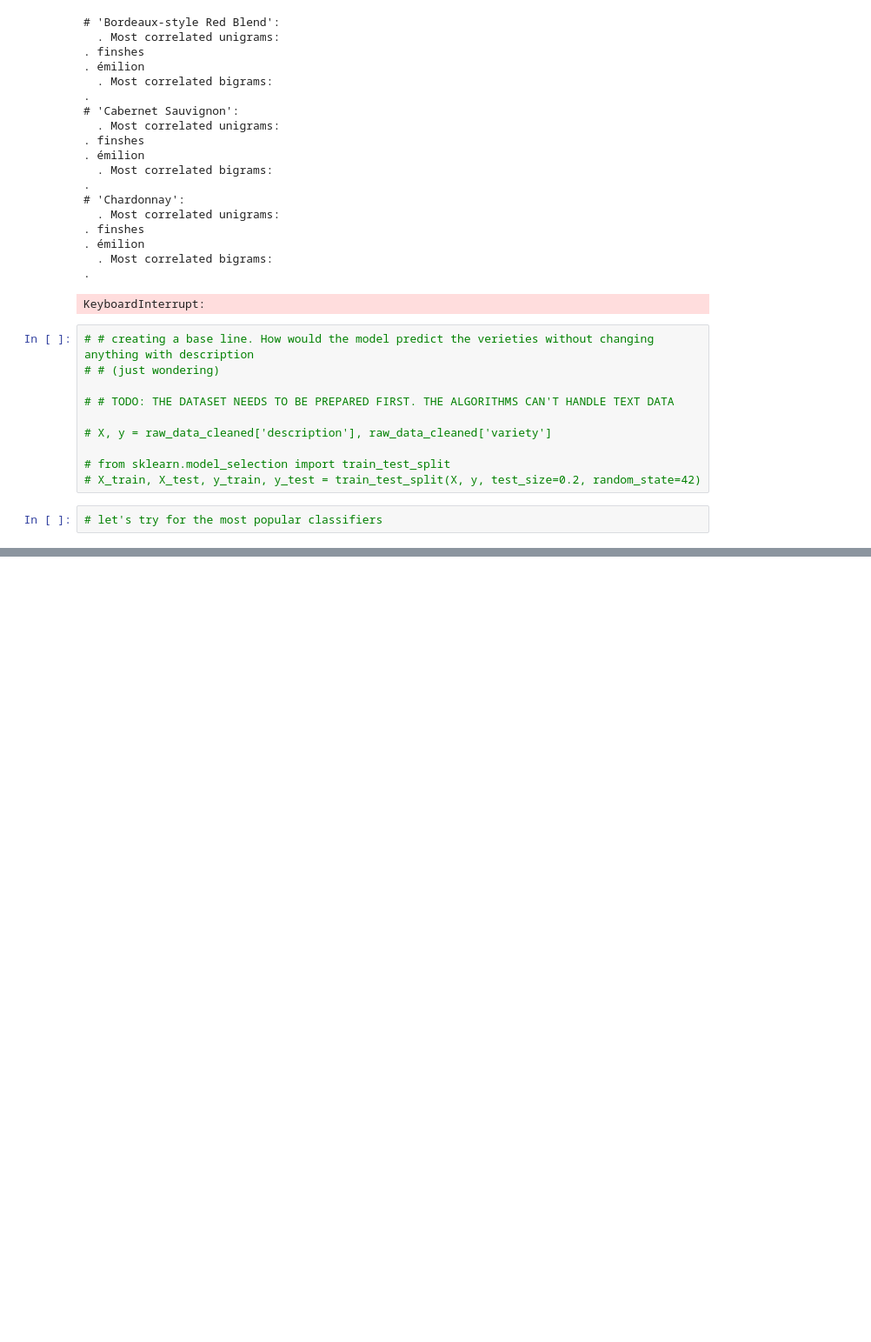
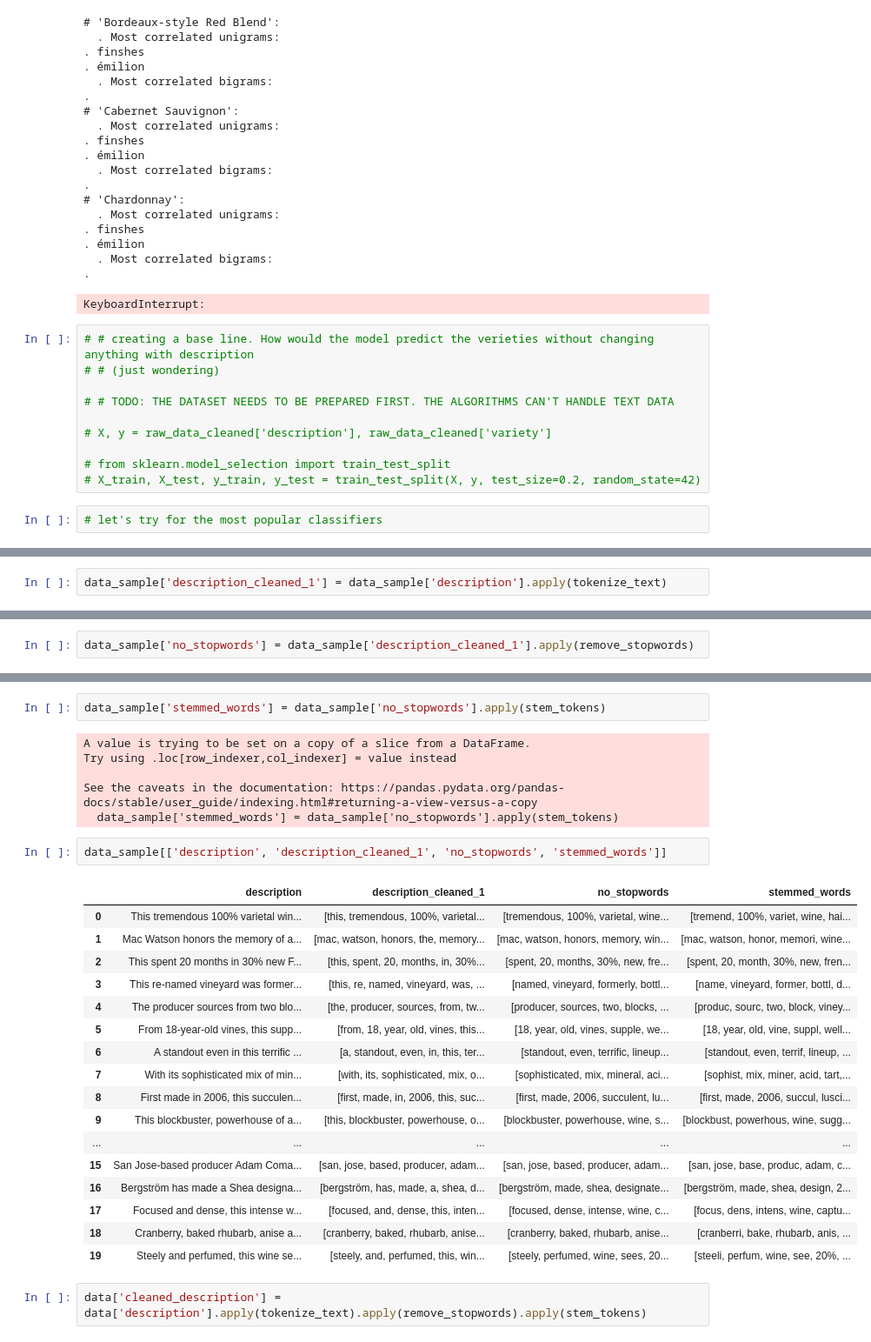
Before and after one commit to ADV-111/wine_review_multiclass_classification, a Jupyter notebook: notebooks/sandbox_notebook.ipynb, the cells around one changed output, grey strips where cells are left out. Shown at 87% size. Saved outputs shown, nothing was run; the diff lists cells and outputs as text; blank space fills up the shorter version.

```diff
--- a/notebooks/sandbox_notebook.ipynb
+++ b/notebooks/sandbox_notebook.ipynb
@@ -266,0 +462,2 @@ KeyboardInterrupt:
+# %%
+data_sample['description_cleaned_1'] = data_sample['description'].apply(tokenize_text)
@@ -266,0 +520,2 @@ KeyboardInterrupt:
+# %%
+data_sample['no_stopwords'] = data_sample['description_cleaned_1'].apply(remove_stopwords)
@@ -266,0 +548,30 @@ KeyboardInterrupt:
+# %%
+data_sample['stemmed_words'] = data_sample['no_stopwords'].apply(stem_tokens)
+# %% [output]
+A value is trying to be set on a copy of a slice from a DataFrame.
+Try using .loc[row_indexer,col_indexer] = value instead
+
+See the caveats in the documentation: https://pandas.pydata.org/pandas-docs/stable/user_guide/indexing.html#returning-a-view-versus-a-copy
+  data_sample['stemmed_words'] = data_sample['no_stopwords'].apply(stem_tokens)
+# %%
+data_sample[['description', 'description_cleaned_1', 'no_stopwords', 'stemmed_words']]
+# %% [output]
+|  | description | description_cleaned_1 | no_stopwords | stemmed_words |
+| 0 | This tremendous 100% varietal win... | [this, tremendous, 100%, varietal... | [tremendous, 100%, varietal, wine... | [tremend, 100%, variet, wine, hai... |
+| 1 | Mac Watson honors the memory of a... | [mac, watson, honors, the, memory... | [mac, watson, honors, memory, win... | [mac, watson, honor, memori, wine... |
+| 2 | This spent 20 months in 30% new F... | [this, spent, 20, months, in, 30%... | [spent, 20, months, 30%, new, fre... | [spent, 20, month, 30%, new, fren... |
+| 3 | This re-named vineyard was former... | [this, re, named, vineyard, was, ... | [named, vineyard, formerly, bottl... | [name, vineyard, former, bottl, d... |
+| 4 | The producer sources from two blo... | [the, producer, sources, from, tw... | [producer, sources, two, blocks, ... | [produc, sourc, two, block, viney... |
+| 5 | From 18-year-old vines, this supp... | [from, 18, year, old, vines, this... | [18, year, old, vines, supple, we... | [18, year, old, vine, suppl, well... |
+| 6 | A standout even in this terrific ... | [a, standout, even, in, this, ter... | [standout, even, terrific, lineup... | [standout, even, terrif, lineup, ... |
+| 7 | With its sophisticated mix of min... | [with, its, sophisticated, mix, o... | [sophisticated, mix, mineral, aci... | [sophist, mix, miner, acid, tart,... |
+| 8 | First made in 2006, this succulen... | [first, made, in, 2006, this, suc... | [first, made, 2006, succulent, lu... | [first, made, 2006, succul, lusci... |
+| 9 | This blockbuster, powerhouse of a... | [this, blockbuster, powerhouse, o... | [blockbuster, powerhouse, wine, s... | [blockbust, powerhous, wine, sugg... |
+| ... | ... | ... | ... | ... |
+| 15 | San Jose-based producer Adam Coma... | [san, jose, based, producer, adam... | [san, jose, based, producer, adam... | [san, jose, base, produc, adam, c... |
+| 16 | Bergström has made a Shea designa... | [bergström, has, made, a, shea, d... | [bergström, made, shea, designate... | [bergström, made, shea, design, 2... |
+| 17 | Focused and dense, this intense w... | [focused, and, dense, this, inten... | [focused, dense, intense, wine, c... | [focus, dens, intens, wine, captu... |
+| 18 | Cranberry, baked rhubarb, anise a... | [cranberry, baked, rhubarb, anise... | [cranberry, baked, rhubarb, anise... | [cranberri, bake, rhubarb, anis, ... |
+| 19 | Steely and perfumed, this wine se... | [steely, and, perfumed, this, win... | [steely, perfumed, wine, sees, 20... | [steeli, perfum, wine, see, 20%, ... |
+# %%
+data['cleaned_description'] = data['description'].apply(tokenize_text).apply(remove_stopwords).apply(stem_tokens)
```
Also changed, not shown: parts of 34 cells of this notebook, 4 other files.
